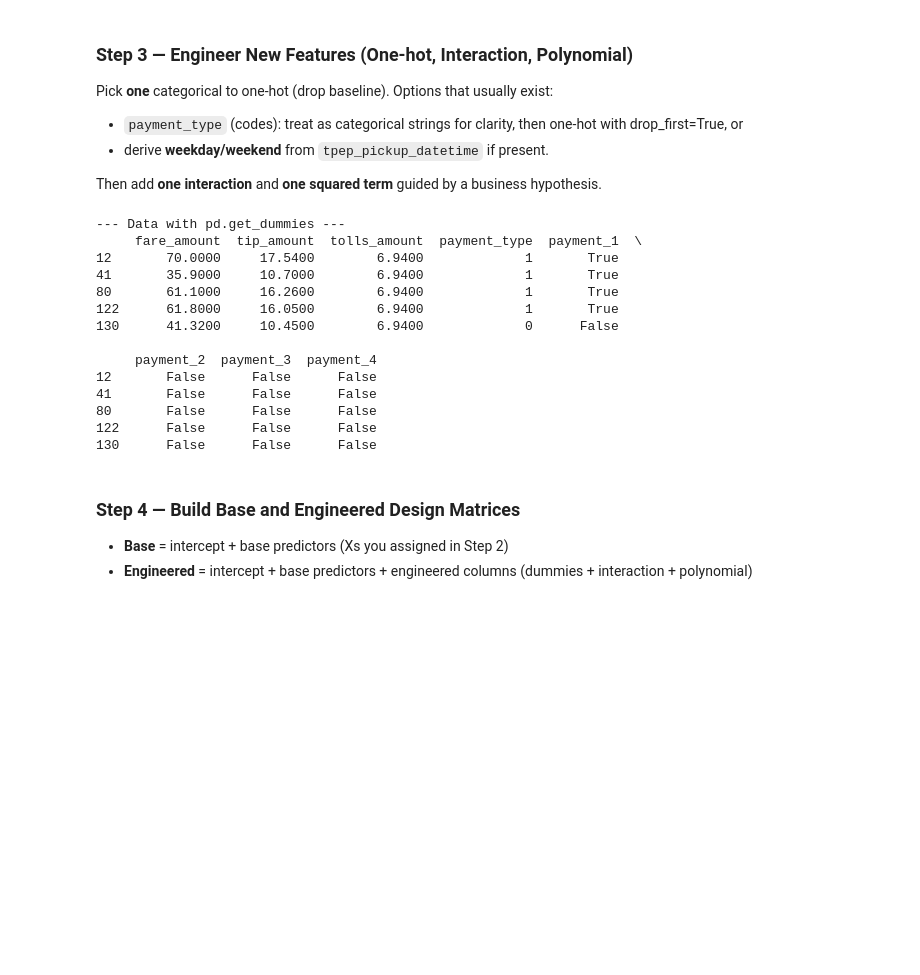
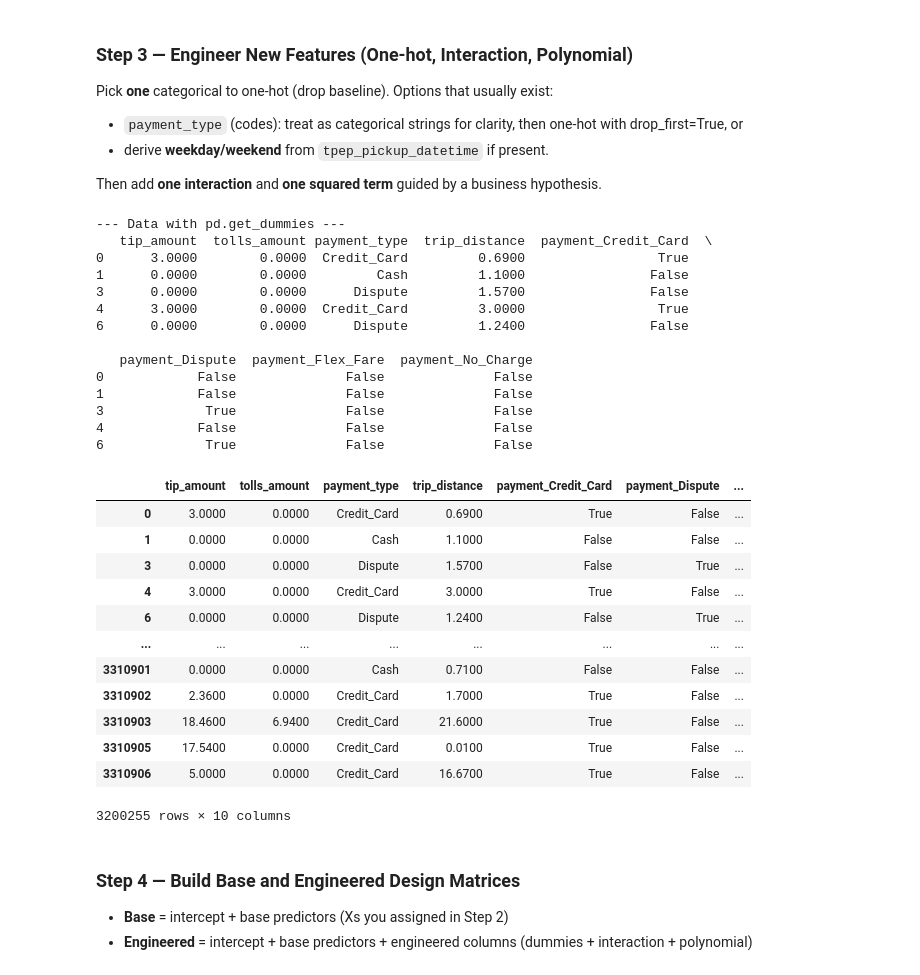
Before and after one commit to vrpperez7/DA2025_Lectures, a Jupyter notebook: Mod6/CodeAssignments/Mod6L9_CodeAssignment_STUDENT.ipynb, the cells around one changed output. Drawn from its saved outputs; the diff is of its cells as text; code cells hidden in the pictures; blank space fills up the shorter version.

```diff
--- a/Mod6/CodeAssignments/Mod6L9_CodeAssignment_STUDENT.ipynb
+++ b/Mod6/CodeAssignments/Mod6L9_CodeAssignment_STUDENT.ipynb
@@ -74,8 +74,8 @@ print(df.shape,'\n',df.columns)
 - **Avoid** using an X that directly defines Y (e.g., `total_amount` when Y = `fare_amount`).
 - Coerce **only these columns** to numeric; drop NA rows.
 # %%
-# Coerce fare, distance to numeric safely
-num_cols = ['fare_amount', 'tolls_amount','tip_amount']
+# Coerce fare, distance, tolls, and tips to numeric safely
+num_cols = ['fare_amount', 'trip_distance','tolls_amount','tip_amount']
 for c in num_cols:
     df[c] = pd.to_numeric(
         df[c].astype(str).str.strip().str.replace(r'[^0-9.+\-eE]', '', regex=True),
@@ -83,8 +83,6 @@ for c in num_cols:
 )
 
 # Clean data some by removing values less than 0 and dropping NAN values
-# choosing values greater than 0 to see if trips that have tolls and tip can be used to predict fare amount
-df = df[(df['fare_amount'] > 0) & (df['tolls_amount'] > 0) & (df['tip_amount'] > 0)]
 df = df.replace([np.inf, -np.inf], np.nan).dropna(subset=num_cols)
 
-df_mlr = df[['fare_amount','tip_amount','tolls_amount','payment_type']]
+len(df)
@@ -100,0 +111,13 @@ Name: count, dtype: int64
+# %%
+# choosing values greater than 0 for fare_amount for only fares with money paid
+# & keeping tolls amount and tip amount greater than or equal to 0 to account for those who may not have paid
+df = df[(df['fare_amount'] > 0) & (df['trip_distance'] > 0) & (df['tolls_amount'] >= 0) & (df['tip_amount'] >= 0)]
+
+df['payment_type'] = df['payment_type'].replace({0:"Flex_Fare",1:'Credit_Card',2:'Cash',3:'No_Charge',4:'Dispute'})
+
+# lost about 110000 records
+print(len(df))
+
+
+x = df[['tip_amount','tolls_amount','payment_type','trip_distance']]
+y = df['fare_amount']
@@ -108,24 +133,46 @@ Pick **one** categorical to one-hot (drop baseline). Options that usually exist:
 
 Then add **one interaction** and **one squared term** guided by a business hypothesis.
 # %%
-# --- 3. Dummy Variables (Method A: pandas.get_dummies) ---
-# Easy for analysis, use drop_first=True
-dummies_pd = pd.get_dummies(df_mlr['payment_type'], drop_first=True, prefix='payment')
-df_with_pd = pd.concat([df_mlr, dummies_pd], axis=1)
+# dummy variables create booleans for our different payment types
+# dropped is cash (now we know intercept is cash + everything else)
+dummies_pd = pd.get_dummies(x['payment_type'], drop_first=True, prefix='payment')
+x = pd.concat([x, dummies_pd], axis=1)
 print("--- Data with pd.get_dummies ---")
-print(df_with_pd.head(5))
+print(x.head(5))
 # %% [output]
 --- Data with pd.get_dummies ---
-     fare_amount  tip_amount  tolls_amount  payment_type  payment_1  \
-12       70.0000     17.5400        6.9400             1       True
-41       35.9000     10.7000        6.9400             1       True
-80       61.1000     16.2600        6.9400             1       True
-122      61.8000     16.0500        6.9400             1       True
-130      41.3200     10.4500        6.9400             0      False
+   tip_amount  tolls_amount payment_type  trip_distance  payment_Credit_Card  \
+0      3.0000        0.0000  Credit_Card         0.6900                 True
+1      0.0000        0.0000         Cash         1.1000                False
+3      0.0000        0.0000      Dispute         1.5700                False
+4      3.0000        0.0000  Credit_Card         3.0000                 True
+6      0.0000        0.0000      Dispute         1.2400                False
 
-     payment_2  payment_3  payment_4
-12       False      False      False
-41       False      False      False
-80       False      False      False
-122      False      False      False
-130      False      False      False
+   payment_Dispute  payment_Flex_Fare  payment_No_Charge
+0            False              False              False
+1            False              False              False
+3             True              False              False
+4            False              False              False
+6             True              False              False
+# %%
+# interaction term
+# hypothesis: our above average tippers have longer rides?
+
+x['above_average_tip'] = x['tip_amount'] > x['tip_amount'].quantile(0.5)
+x['tripdistance_x_aat'] = x['trip_distance'] * x['above_average_tip']
+
+x
+# %% [output]
+|  | tip_amount | tolls_amount | payment_type | trip_distance | payment_Credit_Card | payment_Dispute | ... |
+| 0 | 3.0000 | 0.0000 | Credit_Card | 0.6900 | True | False | ... |
+| 1 | 0.0000 | 0.0000 | Cash | 1.1000 | False | False | ... |
+| 3 | 0.0000 | 0.0000 | Dispute | 1.5700 | False | True | ... |
+| 4 | 3.0000 | 0.0000 | Credit_Card | 3.0000 | True | False | ... |
+| 6 | 0.0000 | 0.0000 | Dispute | 1.2400 | False | True | ... |
+| ... | ... | ... | ... | ... | ... | ... | ... |
+| 3310901 | 0.0000 | 0.0000 | Cash | 0.7100 | False | False | ... |
+| 3310902 | 2.3600 | 0.0000 | Credit_Card | 1.7000 | True | False | ... |
+| 3310903 | 18.4600 | 6.9400 | Credit_Card | 21.6000 | True | False | ... |
+| 3310905 | 17.5400 | 0.0000 | Credit_Card | 0.0100 | True | False | ... |
+| 3310906 | 5.0000 | 0.0000 | Credit_Card | 16.6700 | True | False | ... |
+3200255 rows × 10 columns
```
Also changed, not shown: parts of 17 cells of this notebook.
